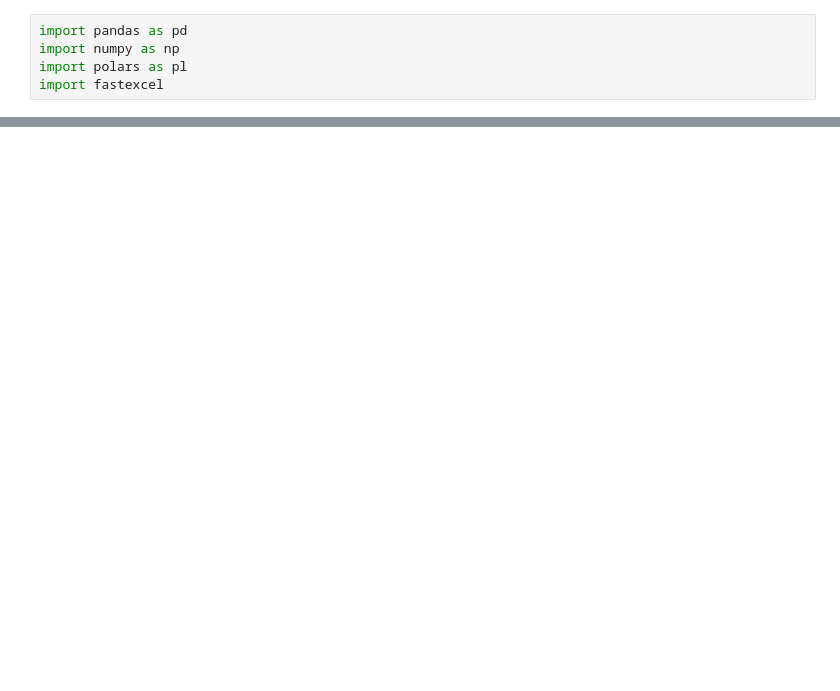
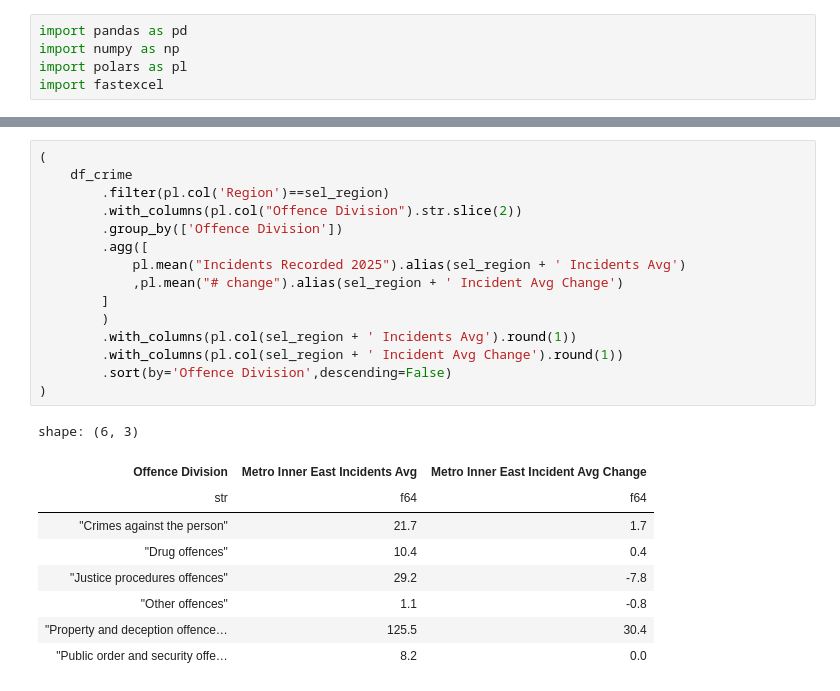
Before and after one commit to DamnThisIsAnUnnecessarilyLongName/blank-app, a Jupyter notebook: scratch copy.ipynb, the cells around one changed output, grey strips where cells are left out. Drawn from its saved outputs; the diff is of its cells as text; blank space fills up the shorter version.

```diff
--- a/scratch copy.ipynb
+++ b/scratch copy.ipynb
@@ -143,0 +255,25 @@ shape: (14, 9)
+# %%
+(
+    df_crime
+        .filter(pl.col('Region')==sel_region)
+        .with_columns(pl.col("Offence Division").str.slice(2))
+        .group_by(['Offence Division'])
+        .agg([
+            pl.mean("Incidents Recorded 2025").alias(sel_region + ' Incidents Avg')
+            ,pl.mean("# change").alias(sel_region + ' Incident Avg Change')
+        ]
+        )
+        .with_columns(pl.col(sel_region + ' Incidents Avg').round(1))
+        .with_columns(pl.col(sel_region + ' Incident Avg Change').round(1))
+        .sort(by='Offence Division',descending=False)
+)
+# %% [output]
+shape: (6, 3)
+| Offence Division | Metro Inner East Incidents Avg | Metro Inner East Incident Avg Change |
+| str | f64 | f64 |
+| "Crimes against the person" | 21.7 | 1.7 |
+| "Drug offences" | 10.4 | 0.4 |
+| "Justice procedures offences" | 29.2 | -7.8 |
+| "Other offences" | 1.1 | -0.8 |
+| "Property and deception offence… | 125.5 | 30.4 |
+| "Public order and security offe… | 8.2 | 0.0 |
```
Also changed, not shown: parts of 20 cells of this notebook, 8 other files.
